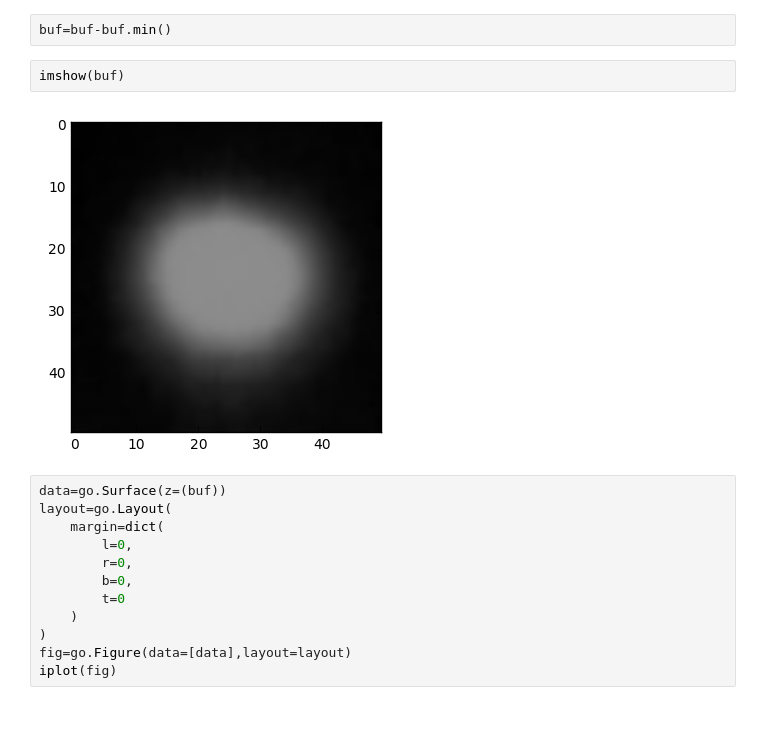
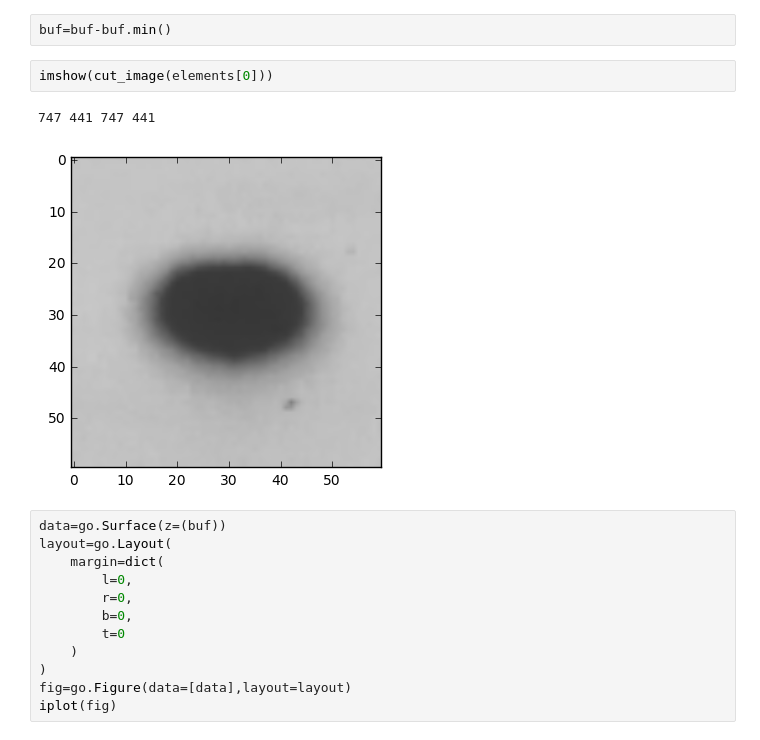
Before and after one commit to pyro-bot/jupyter-labs, a Jupyter notebook: Points.ipynb, the cells around one changed output. Saved outputs shown, nothing was run; the diff lists cells and outputs as text.

```diff
--- a/Points.ipynb
+++ b/Points.ipynb
@@ -149,9 +159,10 @@ print(shift)
 # %%
 buf=buf-buf.min()
-# %%
-imshow(buf)
-# %% [output]
-[figure, removed]
+# %%
+imshow(cut_image(elements[0]))
+# %% [output]
+747 441 747 441
+[figure, added]
 # %%
 data=go.Surface(z=(buf))
 layout=go.Layout(
```
Also changed, not shown: parts of 4 cells of this notebook, 5 other files.
